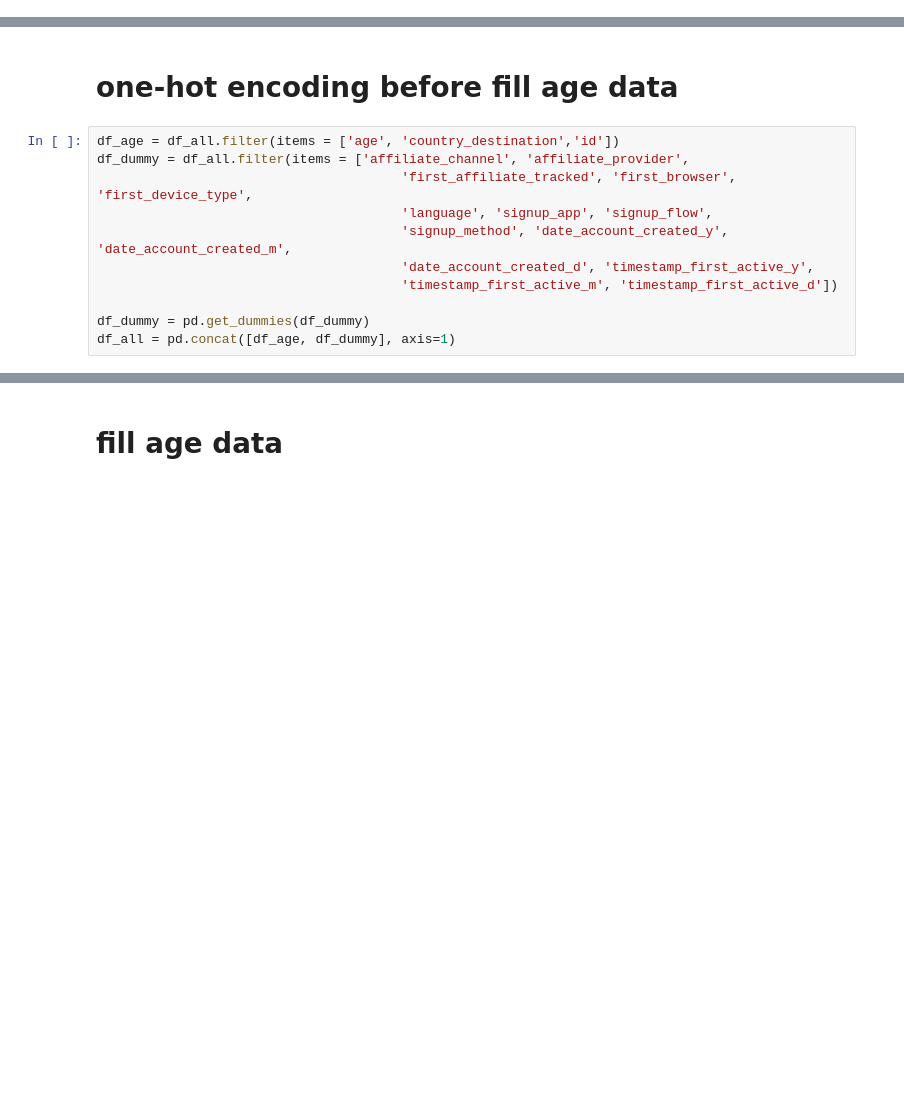
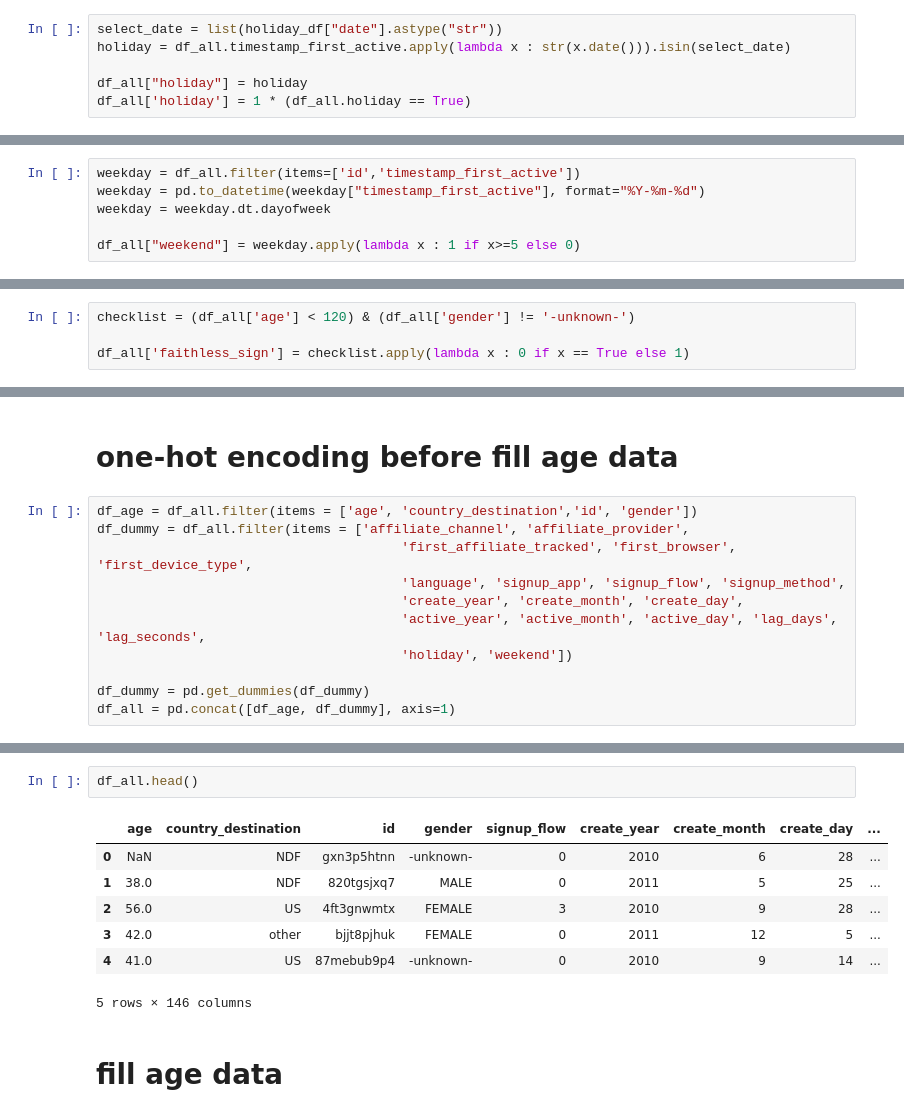
Before and after one commit to wjy5446/airbnb-new-booking, a Jupyter notebook: Airbnb_V5.0.ipynb, the cells around one changed output, grey strips where cells are left out. Cells and saved outputs as stored; diff of their text form; blank space fills up the shorter version.

```diff
--- a/Airbnb_V5.0.ipynb
+++ b/Airbnb_V5.0.ipynb
@@ -248,0 +300,6 @@ df_all.shape
+# %%
+select_date = list(holiday_df["date"].astype("str"))
+holiday = df_all.timestamp_first_active.apply(lambda x : str(x.date())).isin(select_date)
+
+df_all["holiday"] = holiday
+df_all['holiday'] = 1 * (df_all.holiday == True)
@@ -248,0 +318,6 @@ df_all.shape
+# %%
+weekday = df_all.filter(items=['id','timestamp_first_active'])
+weekday = pd.to_datetime(weekday["timestamp_first_active"], format="%Y-%m-%d")
+weekday = weekday.dt.dayofweek
+
+df_all["weekend"] = weekday.apply(lambda x : 1 if x>=5 else 0)
@@ -248,0 +339,4 @@ df_all.shape
+# %%
+checklist = (df_all['age'] < 120) & (df_all['gender'] != '-unknown-')
+
+df_all['faithless_sign'] = checklist.apply(lambda x : 0 if x == True else 1)
@@ -348,13 +480,13 @@ sns.boxplot(x=age_temp.country_destination, y=age_temp.age, data=age_temp)
 # %% [markdown]
 # one-hot encoding before fill age data
 # %%
-df_age = df_all.filter(items = ['age', 'country_destination','id'])
+df_age = df_all.filter(items = ['age', 'country_destination','id', 'gender'])
 df_dummy = df_all.filter(items = ['affiliate_channel', 'affiliate_provider',
                                        'first_affiliate_tracked', 'first_browser', 'first_device_type',
-                                       'language', 'signup_app', 'signup_flow',
-                                       'signup_method', 'date_account_created_y', 'date_account_created_m',
-                                       'date_account_created_d', 'timestamp_first_active_y',
-                                       'timestamp_first_active_m', 'timestamp_first_active_d'])
+                                       'language', 'signup_app', 'signup_flow', 'signup_method',
+                                       'create_year', 'create_month', 'create_day',
+                                       'active_year', 'active_month', 'active_day', 'lag_days', 'lag_seconds',
+                                       'holiday', 'weekend'])
 
 df_dummy = pd.get_dummies(df_dummy)
 df_all = pd.concat([df_age, df_dummy], axis=1)
@@ -365,3 +497,13 @@ df_all.shape
+# %%
+df_all.head()
+# %% [output]
+|  | age | country_destination | id | gender | signup_flow | create_year | create_month | create_day | ... |
+| 0 | NaN | NDF | gxn3p5htnn | -unknown- | 0 | 2010 | 6 | 28 | ... |
+| 1 | 38.0 | NDF | 820tgsjxq7 | MALE | 0 | 2011 | 5 | 25 | ... |
+| 2 | 56.0 | US | 4ft3gnwmtx | FEMALE | 3 | 2010 | 9 | 28 | ... |
+| 3 | 42.0 | other | bjjt8pjhuk | FEMALE | 0 | 2011 | 12 | 5 | ... |
+| 4 | 41.0 | US | 87mebub9p4 | -unknown- | 0 | 2010 | 9 | 14 | ... |
+5 rows × 146 columns
 # %% [markdown]
 # fill age data
 # %%
```
Also changed, not shown: parts of 155 cells of this notebook.
